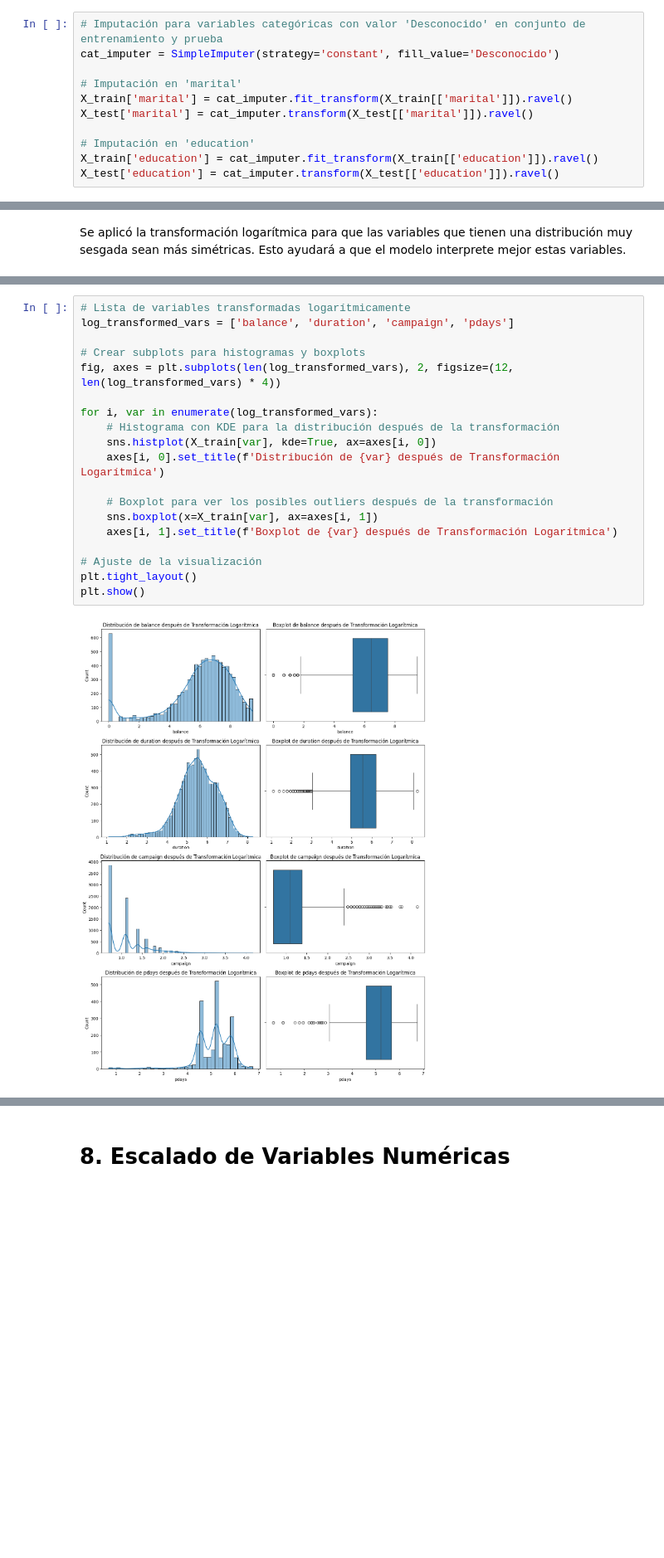
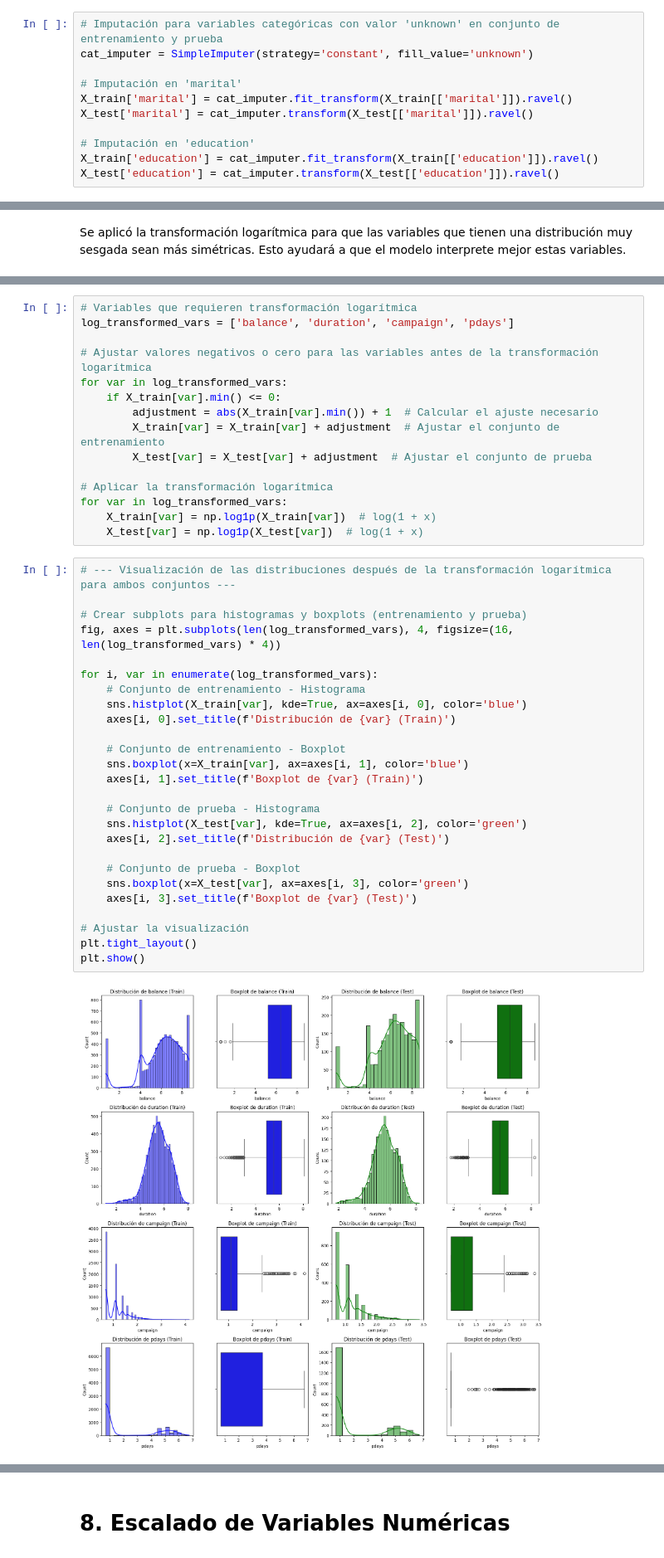
Before and after one commit to neiluz/project_machine_learning, a Jupyter notebook: sprint_6/sprint_6.ipynb, the cells around one changed output, grey strips where cells are left out. Shown at 83% size. Cells and saved outputs as stored; diff of their text form; blank space fills up the shorter version.

```diff
--- a/sprint_6/sprint_6.ipynb
+++ b/sprint_6/sprint_6.ipynb
@@ -186,8 +256,8 @@ num_imputer = SimpleImputer(strategy='median')
 X_train['age'] = num_imputer.fit_transform(X_train[['age']])
 X_test['age'] = num_imputer.transform(X_test[['age']])
 # %%
-# Imputación para variables categóricas con valor 'Desconocido' en conjunto de entrenamiento y prueba
-cat_imputer = SimpleImputer(strategy='constant', fill_value='Desconocido')
+# Imputación para variables categóricas con valor 'unknown' en conjunto de entrenamiento y prueba
+cat_imputer = SimpleImputer(strategy='constant', fill_value='unknown')
 
 # Imputación en 'marital'
 X_train['marital'] = cat_imputer.fit_transform(X_train[['marital']]).ravel()
@@ -228,24 +316,46 @@ X_test['pdays'] = np.log1p(X_test['pdays'])
+# %%
+# Variables que requieren transformación logarítmica
+log_transformed_vars = ['balance', 'duration', 'campaign', 'pdays']
+
+# Ajustar valores negativos o cero para las variables antes de la transformación logarítmica
+for var in log_transformed_vars:
+    if X_train[var].min() <= 0:
+        adjustment = abs(X_train[var].min()) + 1  # Calcular el ajuste necesario
+        X_train[var] = X_train[var] + adjustment  # Ajustar el conjunto de entrenamiento
+        X_test[var] = X_test[var] + adjustment  # Ajustar el conjunto de prueba
+
+# Aplicar la transformación logarítmica
+for var in log_transformed_vars:
+    X_train[var] = np.log1p(X_train[var])  # log(1 + x)
+    X_test[var] = np.log1p(X_test[var])  # log(1 + x)
 # %%
-# Lista de variables transformadas logarítmicamente
-log_transformed_vars = ['balance', 'duration', 'campaign', 'pdays']
+# --- Visualización de las distribuciones después de la transformación logarítmica para ambos conjuntos ---
 
-# Crear subplots para histogramas y boxplots
-fig, axes = plt.subplots(len(log_transformed_vars), 2, figsize=(12, len(log_transformed_vars) * 4))
+# Crear subplots para histogramas y boxplots (entrenamiento y prueba)
+fig, axes = plt.subplots(len(log_transformed_vars), 4, figsize=(16, len(log_transformed_vars) * 4))
 
 for i, var in enumerate(log_transformed_vars):
-    # Histograma con KDE para la distribución después de la transformación
-    sns.histplot(X_train[var], kde=True, ax=axes[i, 0])
-    axes[i, 0].set_title(f'Distribución de {var} después de Transformación Logarítmica')
+    # Conjunto de entrenamiento - Histograma
+    sns.histplot(X_train[var], kde=True, ax=axes[i, 0], color='blue')
+    axes[i, 0].set_title(f'Distribución de {var} (Train)')
 
-    # Boxplot para ver los posibles outliers después de la transformación
-    sns.boxplot(x=X_train[var], ax=axes[i, 1])
-    axes[i, 1].set_title(f'Boxplot de {var} después de Transformación Logarítmica')
+    # Conjunto de entrenamiento - Boxplot
+    sns.boxplot(x=X_train[var], ax=axes[i, 1], color='blue')
+    axes[i, 1].set_title(f'Boxplot de {var} (Train)')
 
-# Ajuste de la visualización
+    # Conjunto de prueba - Histograma
+    sns.histplot(X_test[var], kde=True, ax=axes[i, 2], color='green')
+    axes[i, 2].set_title(f'Distribución de {var} (Test)')
+
+    # Conjunto de prueba - Boxplot
+    sns.boxplot(x=X_test[var], ax=axes[i, 3], color='green')
+    axes[i, 3].set_title(f'Boxplot de {var} (Test)')
+
+# Ajustar la visualización
 plt.tight_layout()
 plt.show()
 # %% [output]
-[figure, old version]
+[figure, new version]
 # %% [markdown]
 
 Los gráficos muestran la distribución y la presencia de outliers después de la aplicación de la transformación logarítmica en las variables balance, duration, campaign, y pdays. A continuación, un análisis de los resultados:
```
Also changed, not shown: parts of 50 cells of this notebook.
